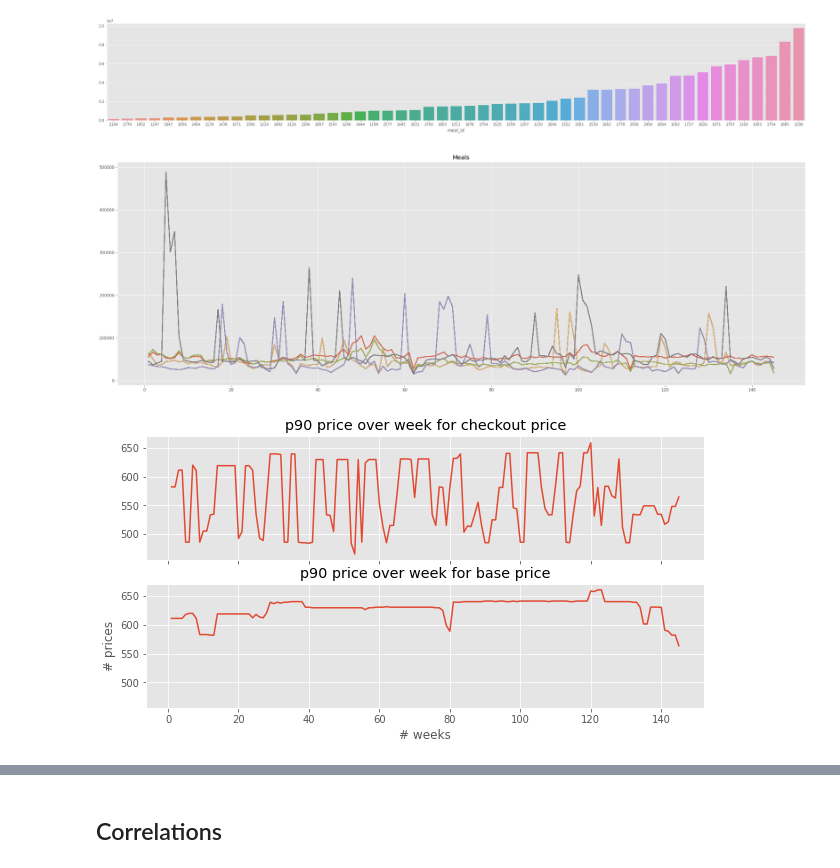
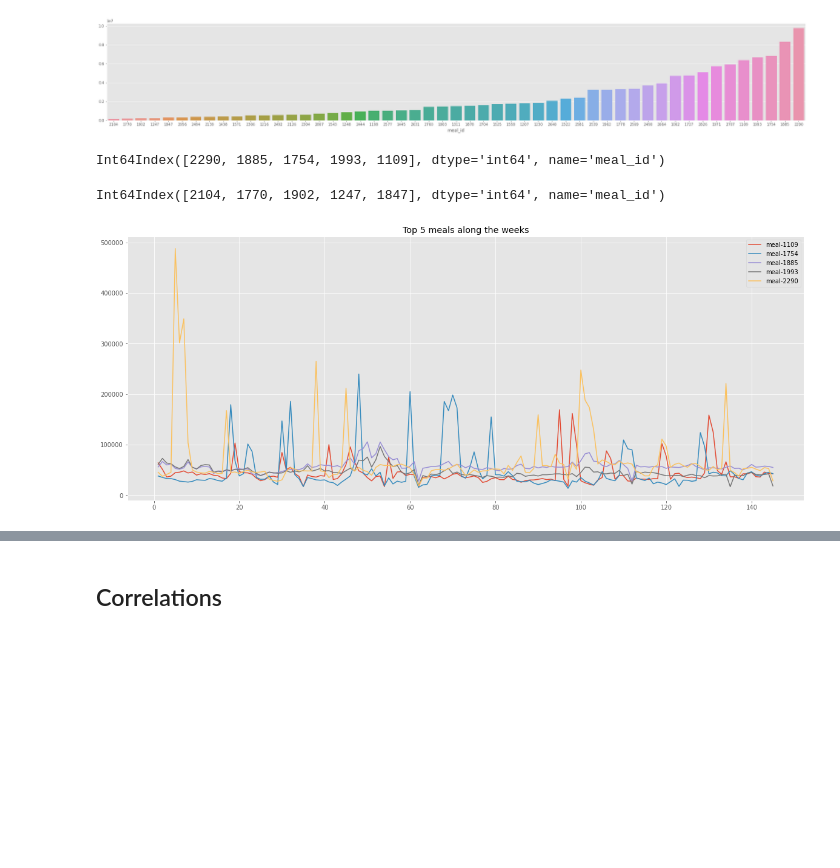
Before and after one commit to tutss/kaggle, a Jupyter notebook: knowledge/food_demand.ipynb, the cells around one changed output, grey strips where cells are left out. Drawn from its saved outputs; the diff is of its cells as text; code cells hidden in the pictures; blank space fills up the shorter version.

```diff
--- a/knowledge/food_demand.ipynb
+++ b/knowledge/food_demand.ipynb
@@ -181,26 +283,24 @@ sns.barplot(x=meal_vals.index, y=meal_vals.values, order=meal_vals.index);
 # %%
 top_5_meals = meal_vals.nlargest().index
 small_5_meals = meal_vals.nsmallest().index
+# %%
+top_5_meals
+# %% [output]
+Int64Index([2290, 1885, 1754, 1993, 1109], dtype='int64', name='meal_id')
+# %%
+small_5_meals
+# %% [output]
+Int64Index([2104, 1770, 1902, 1247, 1847], dtype='int64', name='meal_id')
 # %%
-meal_week_gb = train[['meal_id', 'week', 'num_orders']].groupby(['meal_id','week']).sum()
-
-# meal_week_gb.loc[1062]#['num_orders']['sum']
-
-plt.figure(figsize=(30,10))
-plt.title(f'Meals')
+plt.figure(figsize=(20,8))
+plt.title(f'Top 5 meals along the weeks')
+plotted_meals = []
 for m_w in meal_week_gb.index:
     meal = m_w[0]
-    if meal in top_5_meals:
+    if meal in top_5_meals and meal not in plotted_meals:
         meal_series = meal_week_gb.loc[meal]
-        plt.plot(meal_series.index, meal_series.values);
-# train[train.meal_id == 2290]
+        plt.plot(meal_series.index, meal_series.values, label=f'meal-{meal}')
+        plotted_meals.append(meal)
+plt.legend();
 # %% [output]
-[figure, old version]
+[figure, new version]
-# %%
-fig, axs = plt.subplots(2, 1, sharex=True, sharey=True, figsize=(10,5))
-axs[0].plot(week_gb.index, week_gb.checkout_price['p90'])
-axs[0].set_title('p90 price over week for checkout price')
-axs[1].plot(week_gb.index, week_gb.base_price['p90'])
-axs[1].set_title('p90 price over week for base price')
-# %% [output]
-[figure, removed]
```
Also changed, not shown: parts of 24 cells of this notebook, 1 other file.
